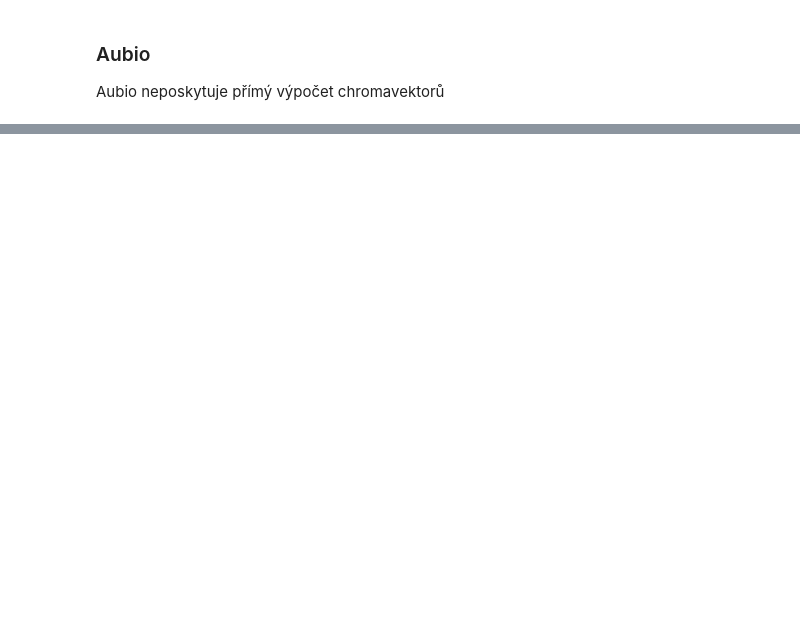
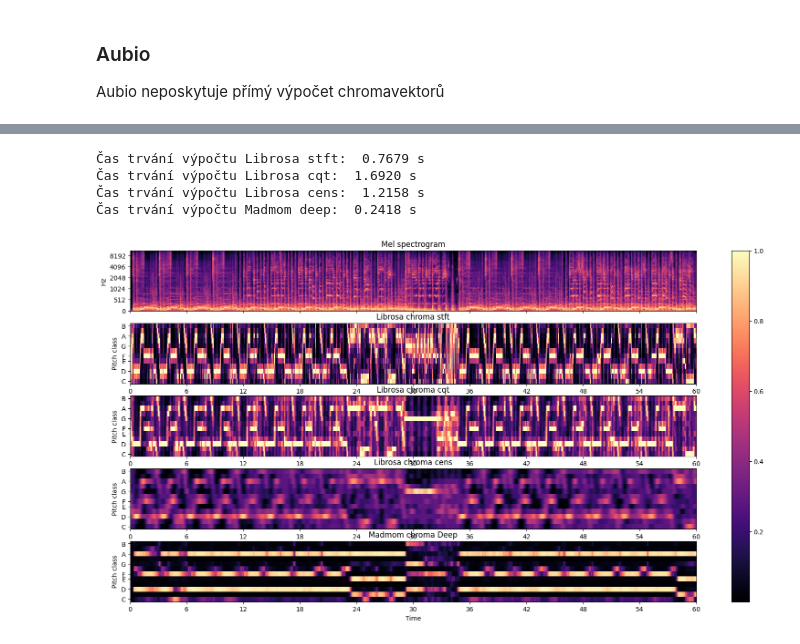
Before and after one commit to VikinnCz/Diplomova_prace_reseni, a Jupyter notebook: Chroma_vectors_comparison.ipynb, the cells around one changed output, grey strips where cells are left out. Drawn from its saved outputs; the diff is of its cells as text; code cells hidden in the pictures; blank space fills up the shorter version.

```diff
--- a/Chroma_vectors_comparison.ipynb
+++ b/Chroma_vectors_comparison.ipynb
@@ -77,0 +126,9 @@ Text(0.5, 1.0, 'Madmom chroma Deep')
+# %%
+uploaded_file_name = "Referencni_skladby/The Beatles - Abbey Road (1969) (2012 180g Vinyl 24bit-96kHz) [FLAC] vtwin88cube/01.-Come Together.wav"
+Chromavectors_anylse(uploaded_file_name)
+# %% [output]
+Čas trvání výpočtu Librosa stft:  0.7679 s
+Čas trvání výpočtu Librosa cqt:  1.6920 s
+Čas trvání výpočtu Librosa cens:  1.2158 s
+Čas trvání výpočtu Madmom deep:  0.2418 s
+[figure, added]
```
Also changed, not shown: parts of 14 cells of this notebook, 1 other file.
